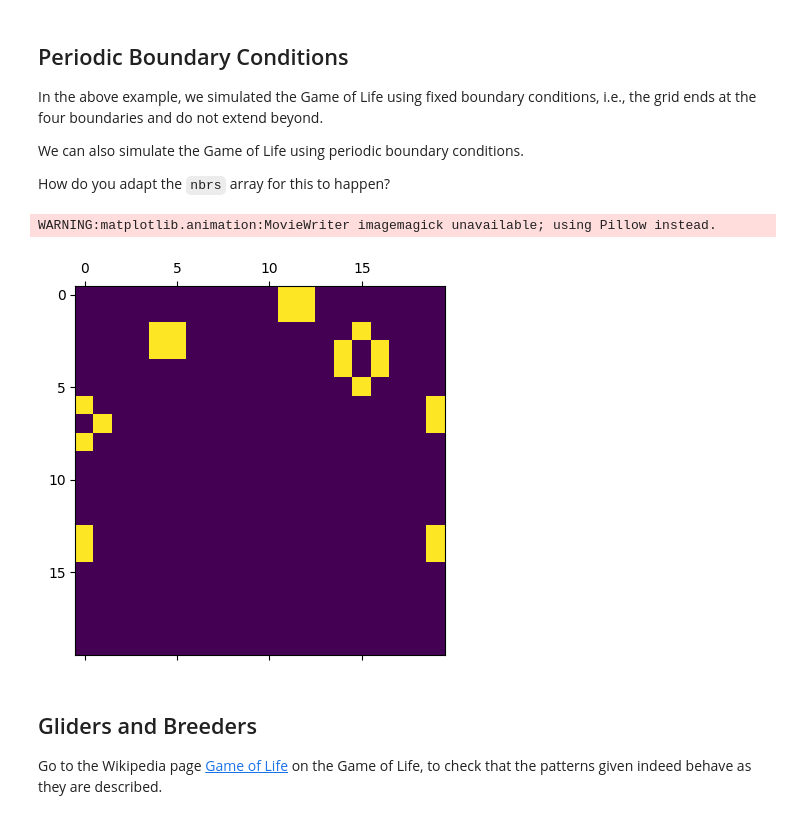
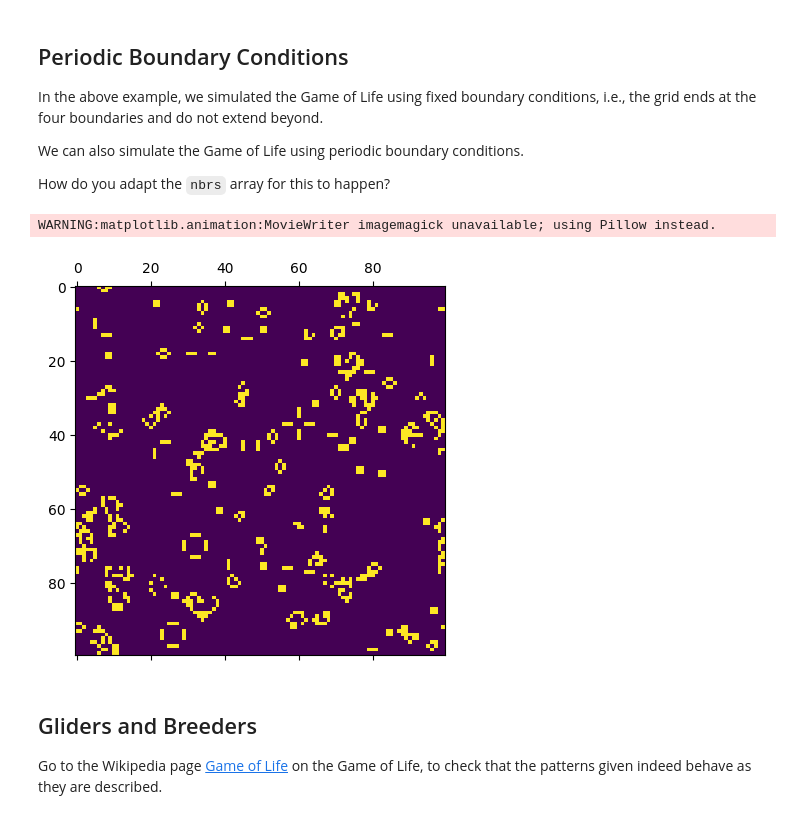
Before and after one commit to PunnawatSiri/Complexity_Science_Course, a Jupyter notebook: GameofLife.ipynb, the cells around one changed output. Saved outputs shown, nothing was run; the diff lists cells and outputs as text; code cells hidden in the pictures.

```diff
--- a/GameofLife.ipynb
+++ b/GameofLife.ipynb
@@ -197,19 +195,28 @@ We can also simulate the Game of Life using periodic boundary conditions.
 How do you adapt the <code>nbrs</code> array for this to happen?
 # %%
 class PeriodicNBRS:
-  def __init__(self, N,p=0.2):
+  def __init__(self, N):
     self.fig, self.ax = plt.subplots()
     self.ims = []
     self.N = N
     self.board = np.zeros((N,N))
 
+  def random_init(self, p=0.2):
+    N = self.N
     # initialize game board
     for i in range(N):
         for j in range(N):
             if np.random.rand() < p:
                 self.board[i,j] = 1.0
 
-    im = self.ax.matshow(board,animated=True)
+    im = self.ax.matshow(self.board,animated=True)
+    self.ims.append([im])
+
+  def test_pattern(self,patterns):
+    for pattern in patterns:
+      for i,j in pattern:
+        self.board[i,j] = 1.0
+    im = self.ax.matshow(self.board,animated=True)
     self.ims.append([im])
 
   def init_nbrs_periodic(self):
@@ -253,7 +260,7 @@ class PeriodicNBRS:
             # initialize number of neighbors
             numnbr = 0
             # loop over neighbors
-            for (k,l) in nbrs[(i,j)]:
+            for (k,l) in self.nbrs[(i,j)]:
                 numnbr += self.board[k,l]
             # update board[i,j] to newboard[i,j]
             if self.board[i,j] == 1.0:
@@ -277,16 +284,17 @@ class PeriodicNBRS:
     # show ani
     ani.save(Name, writer='imagemagick', fps=60)
 # %%
-N = 20
+N = 100
 T = 100
 PNBRS = PeriodicNBRS(N)
+PNBRS.random_init()
 PNBRS.init_nbrs_periodic()
 for t in range(T):
     PNBRS.step()
 PNBRS.show()
 # %% [output]
 WARNING:matplotlib.animation:MovieWriter imagemagick unavailable; using Pillow instead.
-[figure, old version]
+[figure, new version]
 # %% [markdown]
 ## Gliders and Breeders
 
```
Also changed, not shown: parts of 2 cells of this notebook.
